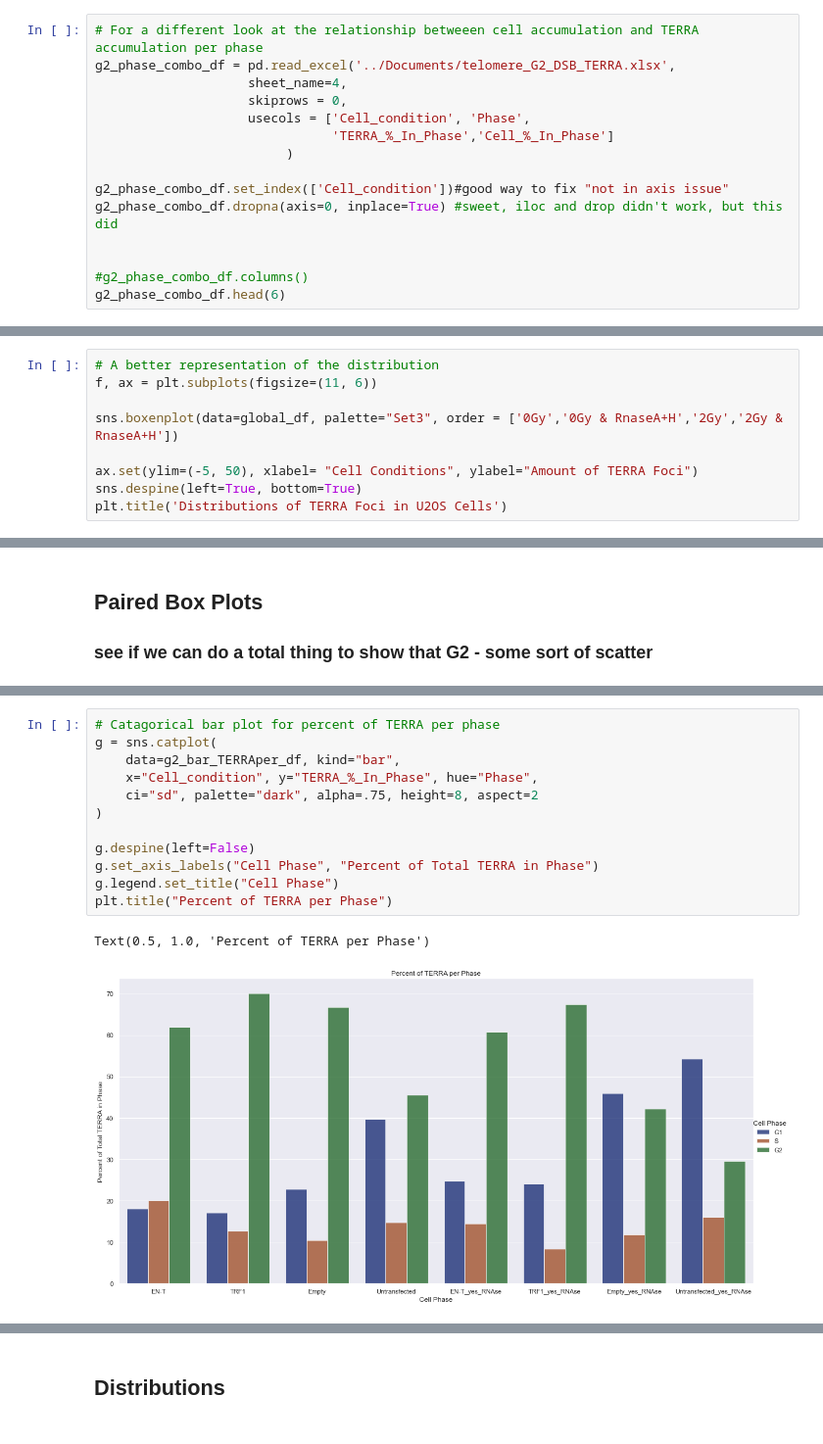
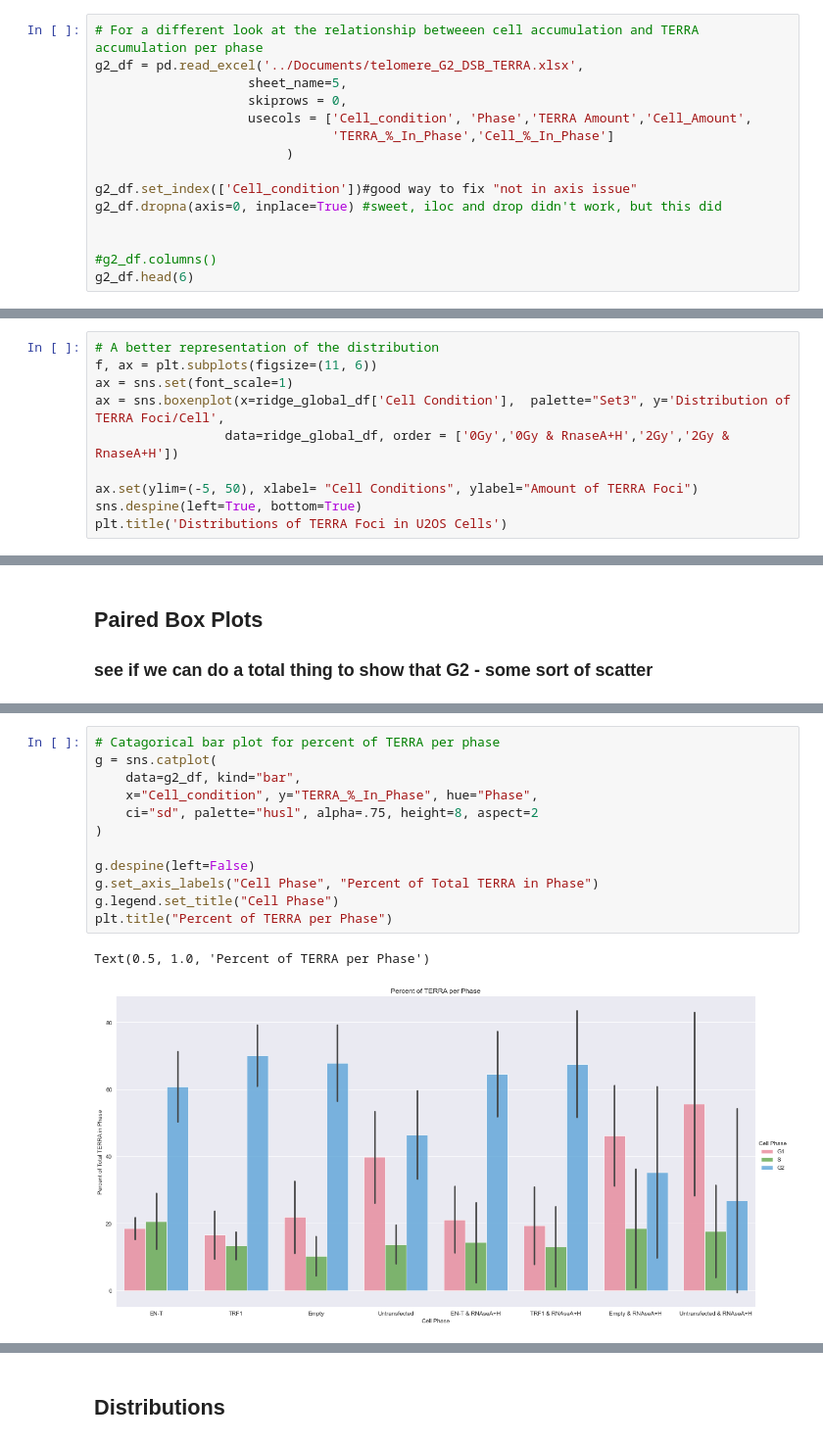
Before and after one commit to aidan-lew/TERRA_DSB, a Jupyter notebook: terra_dsb.ipynb, the cells around one changed output, grey strips where cells are left out. Shown at 98% size. Cells and saved outputs as stored; diff of their text form.

```diff
--- a/terra_dsb.ipynb
+++ b/terra_dsb.ipynb
@@ -180,16 +134,16 @@ g2_bar_TERRAper_df.head(6)
 # %%
 # For a different look at the relationship betweeen cell accumulation and TERRA accumulation per phase
-g2_phase_combo_df = pd.read_excel('../Documents/telomere_G2_DSB_TERRA.xlsx',
-                    sheet_name=4,
+g2_df = pd.read_excel('../Documents/telomere_G2_DSB_TERRA.xlsx',
+                    sheet_name=5,
                     skiprows = 0,
-                    usecols = ['Cell_condition', 'Phase',
+                    usecols = ['Cell_condition', 'Phase','TERRA Amount','Cell_Amount',
                                'TERRA_%_In_Phase','Cell_%_In_Phase']
                          )
 
-g2_phase_combo_df.set_index(['Cell_condition'])#good way to fix "not in axis issue"
-g2_phase_combo_df.dropna(axis=0, inplace=True) #sweet, iloc and drop didn't work, but this did
+g2_df.set_index(['Cell_condition'])#good way to fix "not in axis issue"
+g2_df.dropna(axis=0, inplace=True) #sweet, iloc and drop didn't work, but this did
 
 
-#g2_phase_combo_df.columns()
-g2_phase_combo_df.head(6)
+#g2_df.columns()
+g2_df.head(6)
 # %% [output]
@@ -268,8 +222,9 @@ Text(0.5, 1.0, 'Distributions of TERRA Foci in U2OS Cells')
 # %%
 # A better representation of the distribution
 f, ax = plt.subplots(figsize=(11, 6))
-
-sns.boxenplot(data=global_df, palette="Set3", order = ['0Gy','0Gy & RnaseA+H','2Gy','2Gy & RnaseA+H'])
+ax = sns.set(font_scale=1)
+ax = sns.boxenplot(x=ridge_global_df['Cell Condition'],  palette="Set3", y='Distribution of TERRA Foci/Cell',
+                 data=ridge_global_df, order = ['0Gy','0Gy & RnaseA+H','2Gy','2Gy & RnaseA+H'])
 
 ax.set(ylim=(-5, 50), xlabel= "Cell Conditions", ylabel="Amount of TERRA Foci")
 sns.despine(left=True, bottom=True)
@@ -572,18 +548,18 @@ g2_bar_TERRAper_df.head(6)
 # %%
 # Catagorical bar plot for percent of TERRA per phase
 g = sns.catplot(
-    data=g2_bar_TERRAper_df, kind="bar",
+    data=g2_df, kind="bar",
     x="Cell_condition", y="TERRA_%_In_Phase", hue="Phase",
-    ci="sd", palette="dark", alpha=.75, height=8, aspect=2
+    ci="sd", palette="husl", alpha=.75, height=8, aspect=2
 )
 
 g.despine(left=False)
 g.set_axis_labels("Cell Phase", "Percent of Total TERRA in Phase")
 g.legend.set_title("Cell Phase")
 plt.title("Percent of TERRA per Phase")
 # %% [output]
 Text(0.5, 1.0, 'Percent of TERRA per Phase')
-[figure, old version]
+[figure, new version]
 # %% [markdown]
 From the paired box plots, we can determine the following:
  - Cells accumulated in G2 unless they were untransfected with RNAse
```
Also changed, not shown: parts of 21 cells of this notebook, 1 other file.
